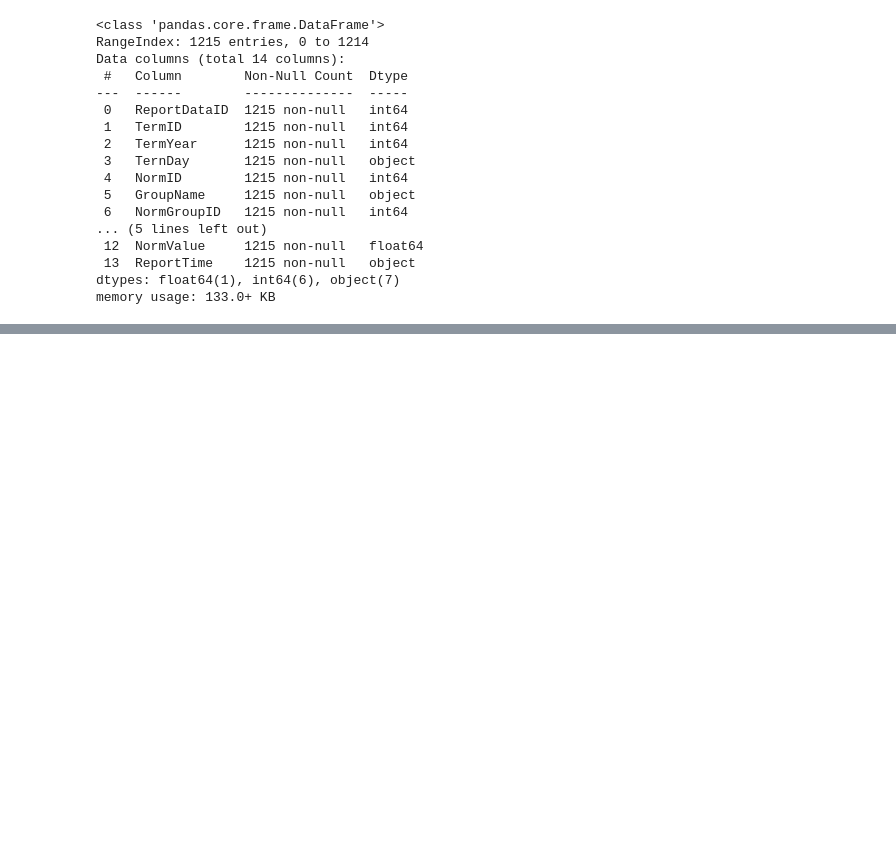
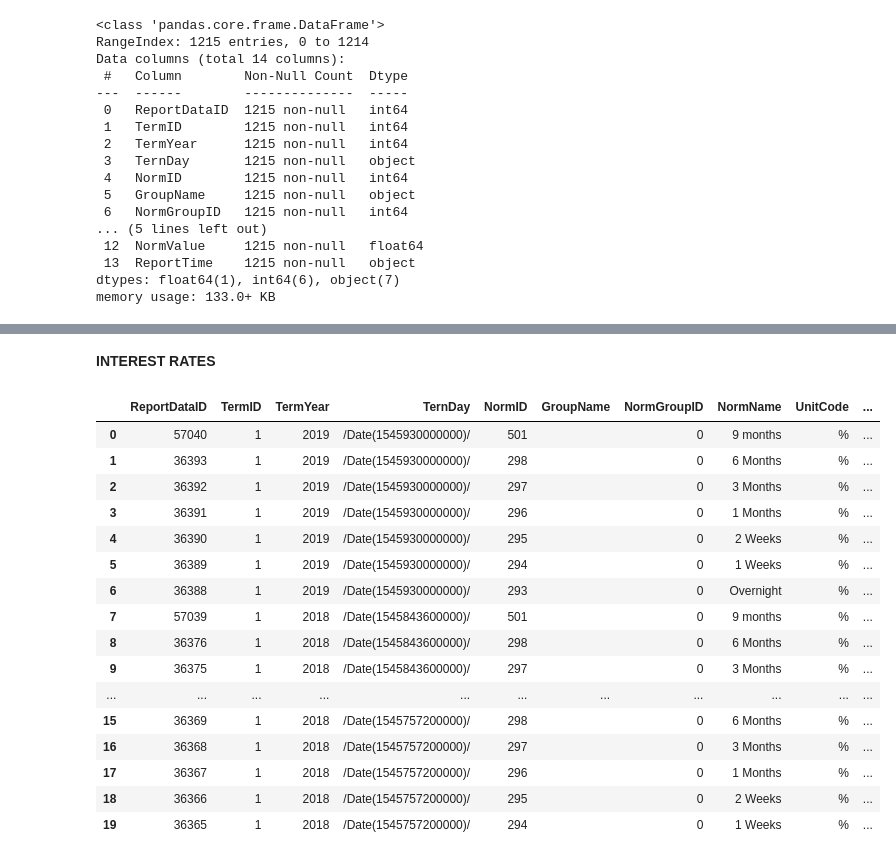
Before and after one commit to tranthanhbinh1/stock-recommendation-system, a Jupyter notebook: vietstock.ipynb, the cells around one changed output, grey strips where cells are left out. Saved outputs shown, nothing was run; the diff lists cells and outputs as text; code cells hidden in the pictures; blank space fills up the shorter version.

```diff
--- a/vietstock.ipynb
+++ b/vietstock.ipynb
@@ -37,0 +35,27 @@ JSONDecodeError: Expecting value: line 1 column 1 (char 0)
+# %% [markdown]
+**INTEREST RATES**
+# %%
+with open("data/vietstock/interest_rates_17_18.json", "r") as f:
+    data = json.load(f)["data"]
+# %%
+rates_df = pd.DataFrame.from_records(data)
+# %%
+rates_df.head(20)
+# %% [output]
+|  | ReportDataID | TermID | TermYear | TernDay | NormID | GroupName | NormGroupID | NormName | UnitCode | ... |
+| 0 | 57040 | 1 | 2019 | /Date(1545930000000)/ | 501 |  | 0 | 9 months | % | ... |
+| 1 | 36393 | 1 | 2019 | /Date(1545930000000)/ | 298 |  | 0 | 6 Months | % | ... |
+| 2 | 36392 | 1 | 2019 | /Date(1545930000000)/ | 297 |  | 0 | 3 Months | % | ... |
+| 3 | 36391 | 1 | 2019 | /Date(1545930000000)/ | 296 |  | 0 | 1 Months | % | ... |
+| 4 | 36390 | 1 | 2019 | /Date(1545930000000)/ | 295 |  | 0 | 2 Weeks | % | ... |
+| 5 | 36389 | 1 | 2019 | /Date(1545930000000)/ | 294 |  | 0 | 1 Weeks | % | ... |
+| 6 | 36388 | 1 | 2019 | /Date(1545930000000)/ | 293 |  | 0 | Overnight | % | ... |
+| 7 | 57039 | 1 | 2018 | /Date(1545843600000)/ | 501 |  | 0 | 9 months | % | ... |
+| 8 | 36376 | 1 | 2018 | /Date(1545843600000)/ | 298 |  | 0 | 6 Months | % | ... |
+| 9 | 36375 | 1 | 2018 | /Date(1545843600000)/ | 297 |  | 0 | 3 Months | % | ... |
+| ... | ... | ... | ... | ... | ... | ... | ... | ... | ... | ... |
+| 15 | 36369 | 1 | 2018 | /Date(1545757200000)/ | 298 |  | 0 | 6 Months | % | ... |
+| 16 | 36368 | 1 | 2018 | /Date(1545757200000)/ | 297 |  | 0 | 3 Months | % | ... |
+| 17 | 36367 | 1 | 2018 | /Date(1545757200000)/ | 296 |  | 0 | 1 Months | % | ... |
+| 18 | 36366 | 1 | 2018 | /Date(1545757200000)/ | 295 |  | 0 | 2 Weeks | % | ... |
+| 19 | 36365 | 1 | 2018 | /Date(1545757200000)/ | 294 |  | 0 | 1 Weeks | % | ... |
```
Also changed, not shown: parts of 6 cells of this notebook, 7 other files.
